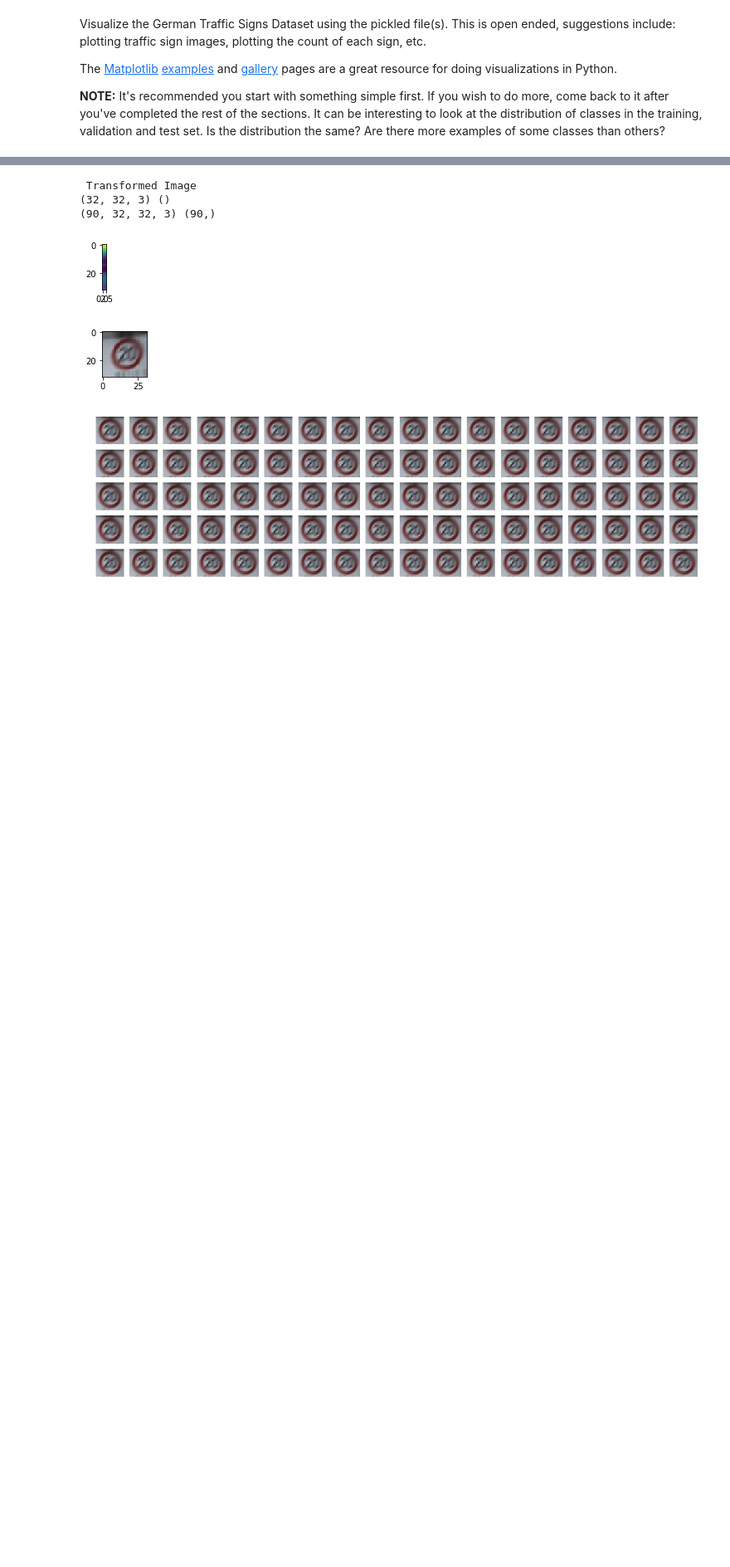
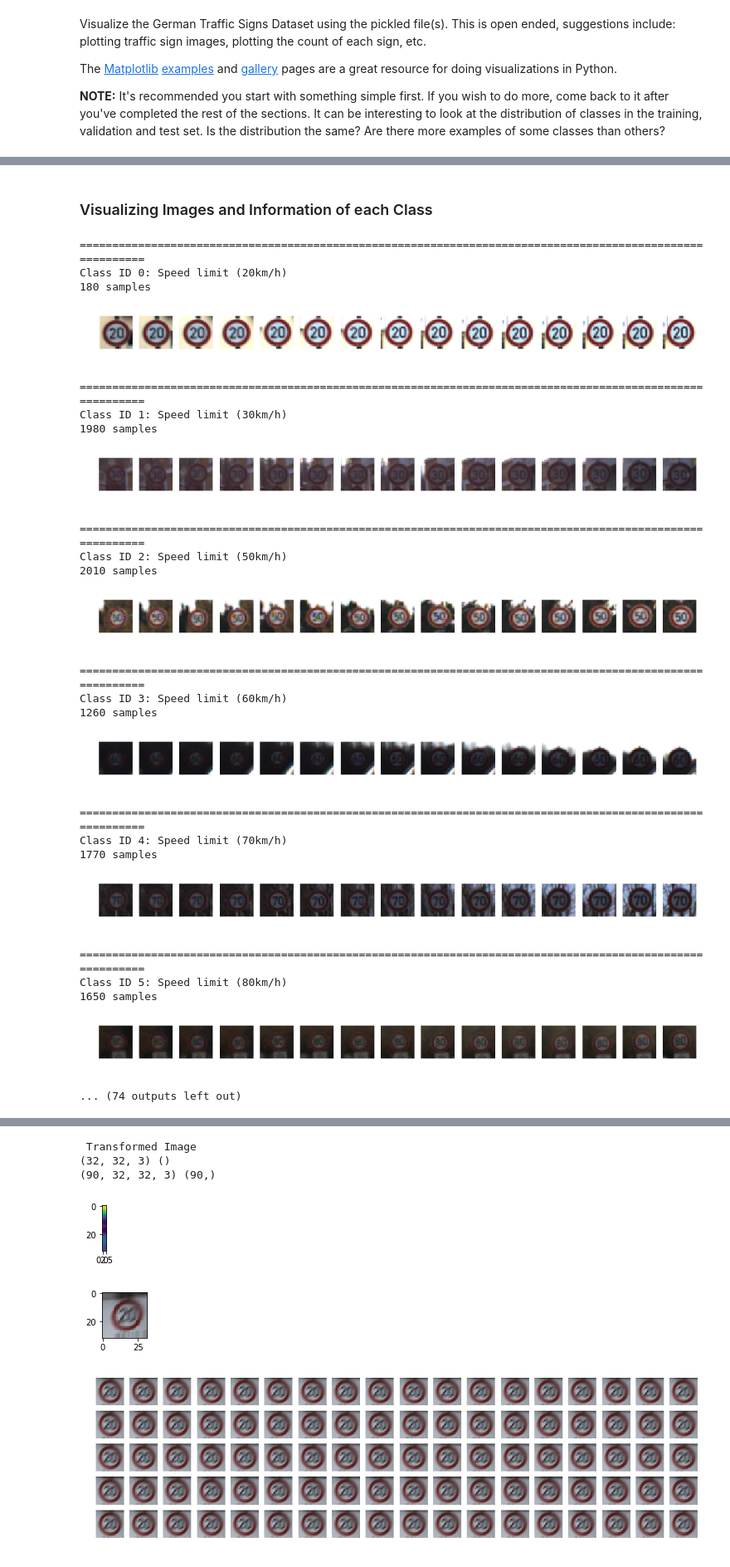
Before and after one commit to arturops/self-drivingCar, a Jupyter notebook: TrafficSignClassifier/Traffic_Sign_Classifier.ipynb, the cells around one changed output, grey strips where cells are left out. Shown at 83% size. Saved outputs shown, nothing was run; the diff lists cells and outputs as text; code cells hidden in the pictures; blank space fills up the shorter version.

```diff
--- a/TrafficSignClassifier/Traffic_Sign_Classifier.ipynb
+++ b/TrafficSignClassifier/Traffic_Sign_Classifier.ipynb
@@ -223,0 +215,36 @@ Index(['coords', 'features', 'labels', 'sizes'], dtype='object')
+# %% [markdown]
+### Visualizing Images and Information of each Class
+# %%
+
+blank_spaces = 28
+col_width = max(len(name) for name in signs['SignName'])+blank_spaces
+
+for img_class in range(n_classes):
+    bool_arr = pd.Series( (df_Xtrain.loc['labels']==img_class) )
+    samples_num = bool_arr.sum()
+    images = df_Xtrain.loc['features'][bool_arr.values]
+    img_to_show = 15
+    print("========================================================================================================")
+    print("Class ID %i: %-*s  %s samples" % (signs['ClassId'][img_class], col_width, signs['SignName'][img_class],\
+                                          samples_num))
+    show_images(images[:img_to_show],img_to_show)
+# %% [output]
+==========================================================================================================
+Class ID 0: Speed limit (20km/h)                                                                 180 samples
+[figure, added]
+==========================================================================================================
+Class ID 1: Speed limit (30km/h)                                                                 1980 samples
+[figure, added]
+==========================================================================================================
+Class ID 2: Speed limit (50km/h)                                                                 2010 samples
+[figure, added]
+==========================================================================================================
+Class ID 3: Speed limit (60km/h)                                                                 1260 samples
+[figure, added]
+==========================================================================================================
+Class ID 4: Speed limit (70km/h)                                                                 1770 samples
+[figure, added]
+==========================================================================================================
+Class ID 5: Speed limit (80km/h)                                                                 1650 samples
+[figure, added]
+... (74 outputs left out)
```
Also changed, not shown: parts of 15 cells of this notebook.
